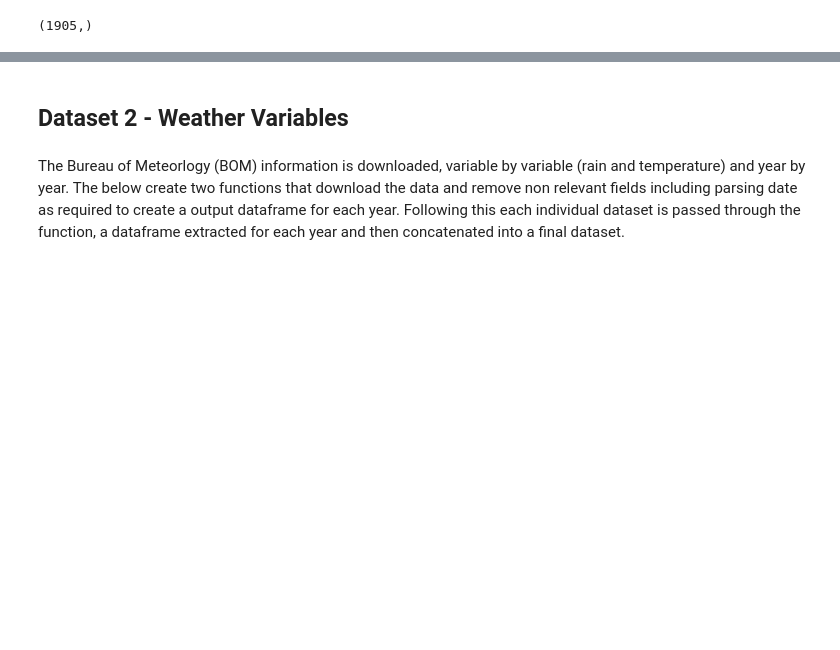
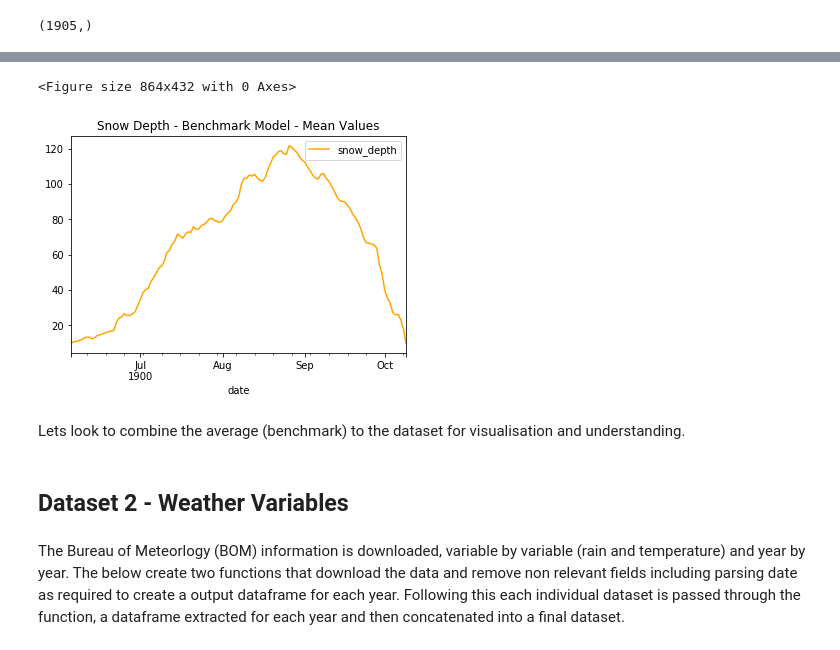
Before and after one commit to boffyd/UdacityML-Capstone, a Jupyter notebook: SnowForecast.ipynb, the cells around one changed output, grey strips where cells are left out. Saved outputs shown, nothing was run; the diff lists cells and outputs as text; code cells hidden in the pictures; blank space fills up the shorter version.

```diff
--- a/SnowForecast.ipynb
+++ b/SnowForecast.ipynb
@@ -142,0 +221,27 @@ plt.show()
+# %%
+benchmark = snow.copy()
+# We need to extract the day, looking to aggregate values for day
+
+benchmark['day'] = benchmark['date'].dt.day
+benchmark = benchmark.drop(columns = ['year'])
+# %%
+# Copy the existing dataframe
+baselinemodel = snow.copy()
+
+# We need to extract the day, looking to aggregate values for day
+baselinemodel['day'] = baselinemodel['date'].dt.day
+
+# drop year to simplify aggregation
+baselinemodel = baselinemodel.drop(columns = ['year'])
+
+# use groupby to determine the mean for each day and month, reset index to make a new dataframe.
+baselinemodel = benchmark.groupby(['month','day']).mean().reset_index()
+baselinemodel['year'] = 1900
+baselinemodel['date'] = pd.to_datetime(baselinemodel[['year', 'month', 'day']])
+baselinemodel = baselinemodel.drop(columns = ['month','day','year'])
+
+# create a CSV.
+
+baselinemodel.to_csv('baselinemodel.csv', index = False)
+
+baselinemodel.head()
@@ -142,0 +255,16 @@ plt.show()
+# %%
+# display the data
+plt.figure(figsize=(12,6))
+
+#create dataframe and set index
+basegraph = baselinemodel.copy()
+basegraph = basegraph.set_index('date')
+
+# all data points
+basegraph.plot(title='Snow Depth - Benchmark Model - Mean Values', color='orange')
+plt.show()
+# %% [output]
+<Figure size 864x432 with 0 Axes>
+[figure, added]
+# %% [markdown]
+Lets look to combine the average (benchmark) to the dataset for visualisation and understanding.
```
Also changed, not shown: parts of 13 cells of this notebook.
